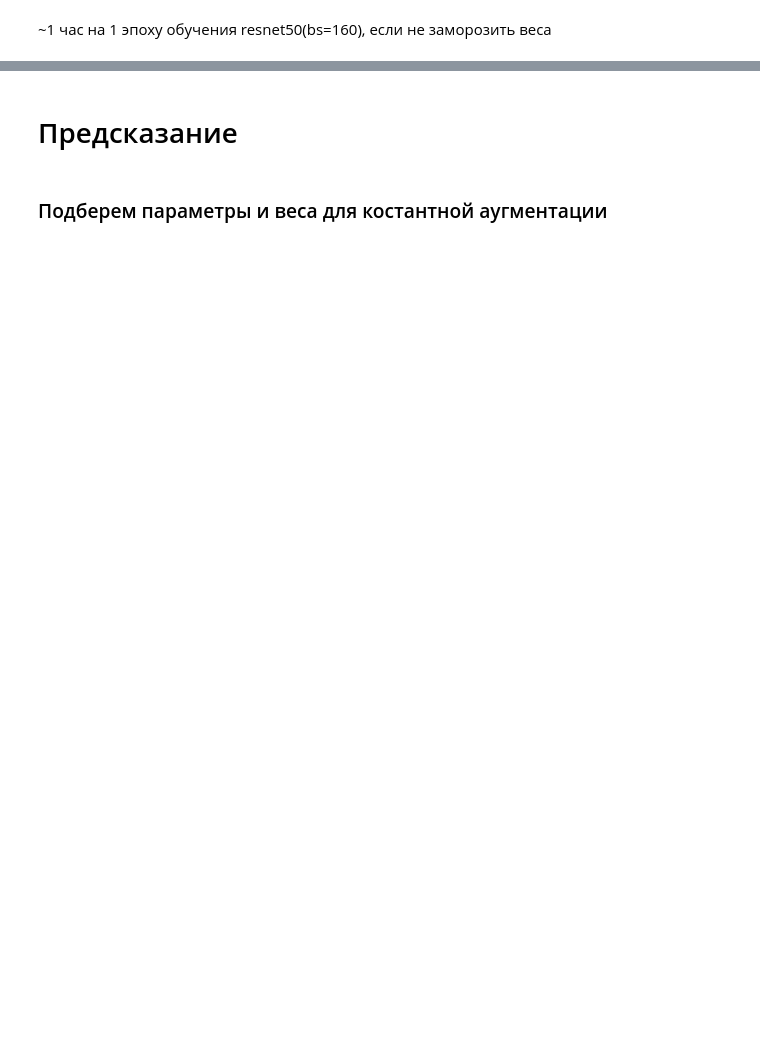
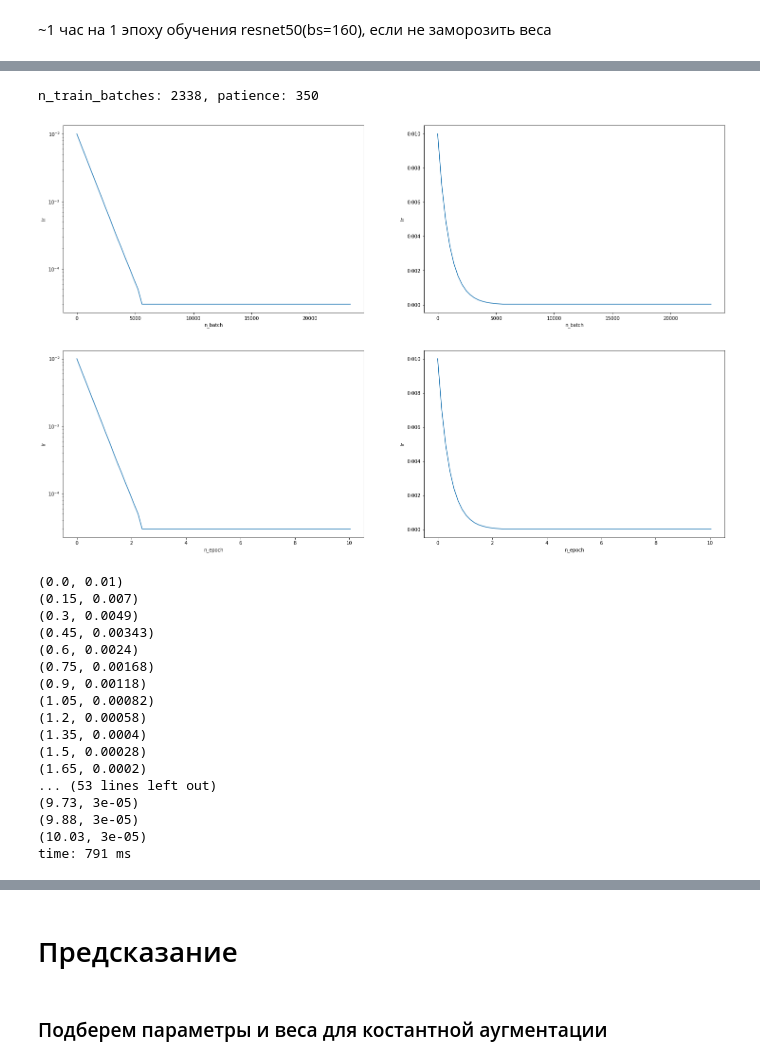
Before and after one commit to makci97/MADE, a Jupyter notebook: contest1/unsupervised-landmarks-thousand-landmarks-contest/train_model.ipynb, the cells around one changed output, grey strips where cells are left out. Saved outputs shown, nothing was run; the diff lists cells and outputs as text; code cells hidden in the pictures; blank space fills up the shorter version.

```diff
--- a/contest1/unsupervised-landmarks-thousand-landmarks-contest/train_model.ipynb
+++ b/contest1/unsupervised-landmarks-thousand-landmarks-contest/train_model.ipynb
@@ -465,7 +478,8 @@ train_params.update({
 #     'weight_decay': 0.01,
     'weight_decay': 0.0,
     'gpu': True,
-    'top_perc_train': 10.,
+    'top_perc_train': 30.,
+    'without_top_perc_train': 1.,
 })
 
 n_train_batches = len(train_dataset) // train_params['batch_size']
@@ -633,0 +658,10 @@ for epoch in range(train_params['epochs']):
+# %%
+train_params['batch_size'] = 160
+train_dataloader = data.DataLoader(
+    train_dataset, batch_size=train_params['batch_size'], num_workers=4,
+    pin_memory=True, shuffle=True, drop_last=True,
+)
+val_dataloader = data.DataLoader(
+    val_dataset, batch_size=train_params['batch_size'], num_workers=4,
+    pin_memory=True, shuffle=False, drop_last=False,
+)
@@ -634,3 +670,69 @@ for epoch in range(train_params['epochs']):
+# %%
+n_train_batches = len(train_dataset) // train_params['batch_size']
+patience = int(0.15 * n_train_batches)
+min_lr = 3e-5
+print(f"n_train_batches: {n_train_batches}, patience: {patience}")
+
+
+lr = train_params['lr']
+n_batch = 0
+n_batch_lr_pairs = [(n_batch, lr)]
+n_epoch_lr_pairs = [(n_batch / n_train_batches, lr)]
+while n_batch < n_train_batches * train_params['epochs']:
+    lr *= train_params['lr_decay']
+    lr = max(lr, min_lr)
+    n_batch += patience
+    n_batch_lr_pairs.append((n_batch, round(lr, 5)))
+    n_epoch_lr_pairs.append((round(n_batch / n_train_batches, 2), round(lr, 5)))
+
+fig = plt.figure(figsize=(25, 2 * 8))
+
+ax = fig.add_subplot(2, 2, 1)
+ax.plot(*zip(*n_batch_lr_pairs))
+ax.set_xlabel('n_batch')
+ax.set_ylabel('lr')
+ax.set_yscale("log")
+
+ax = fig.add_subplot(2, 2, 2)
+ax.plot(*zip(*n_batch_lr_pairs))
+ax.set_xlabel('n_batch')
+ax.set_ylabel('lr')
+
+ax = fig.add_subplot(2, 2, 3)
+ax.plot(*zip(*n_epoch_lr_pairs))
+ax.set_xlabel('n_epoch')
+ax.set_ylabel('lr')
+ax.set_yscale("log")
+
+ax = fig.add_subplot(2, 2, 4)
+ax.plot(*zip(*n_epoch_lr_pairs))
+ax.set_xlabel('n_epoch')
+ax.set_ylabel('lr')
+
+plt.show()
+# fig.show()
+
+print(*n_epoch_lr_pairs, sep='\n')
+# %% [output]
+n_train_batches: 2338, patience: 350
+[figure, added]
+(0.0, 0.01)
+(0.15, 0.007)
+(0.3, 0.0049)
+(0.45, 0.00343)
+(0.6, 0.0024)
+(0.75, 0.00168)
+(0.9, 0.00118)
+(1.05, 0.00082)
+(1.2, 0.00058)
+(1.35, 0.0004)
+(1.5, 0.00028)
+(1.65, 0.0002)
+... (53 lines left out)
+(9.73, 3e-05)
+(9.88, 3e-05)
+(10.03, 3e-05)
+time: 791 ms
 # %%
 for param in model.parameters():
     param.requires_grad = True
```
Also changed, not shown: parts of 39 cells of this notebook.
